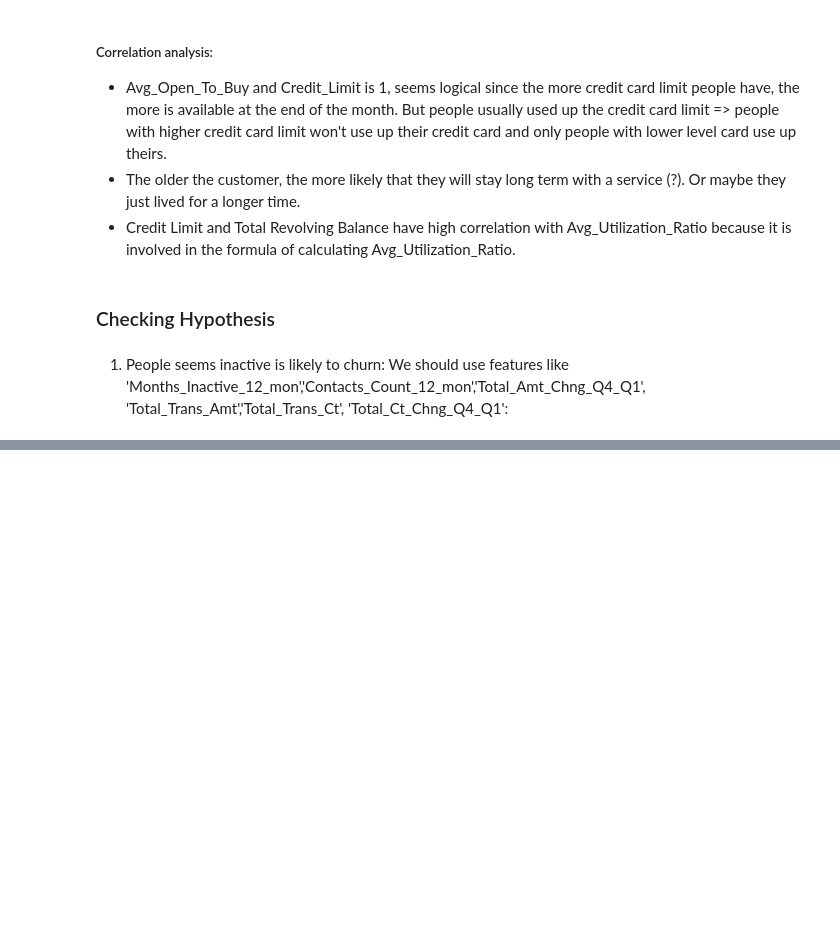
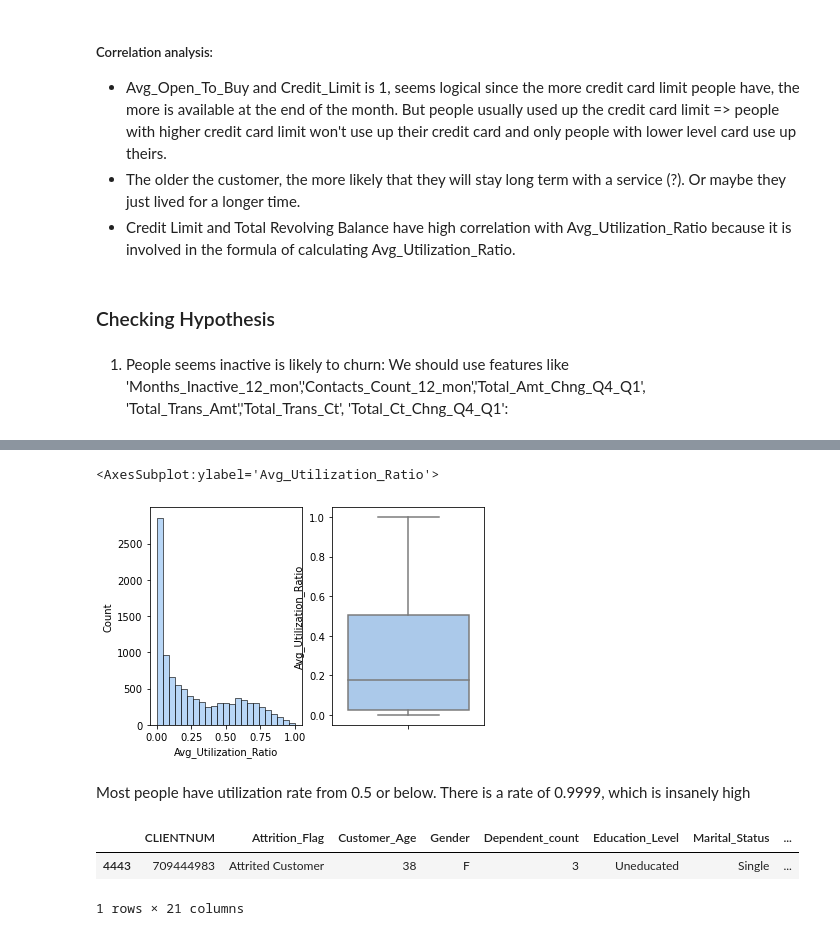
Before and after one commit to habuif/Credit_Card_Project, a Jupyter notebook: CVproject.ipynb, the cells around one changed output, grey strips where cells are left out. Drawn from its saved outputs; the diff is of its cells as text; code cells hidden in the pictures; blank space fills up the shorter version.

```diff
--- a/CVproject.ipynb
+++ b/CVproject.ipynb
@@ -374,0 +476,15 @@ sns.countplot(data=data, x='Months_Inactive_12_mon',hue='Attrition_Flag')
+# %%
+figure, axes = plt.subplots(1,2)
+sns.histplot(data['Avg_Utilization_Ratio'],ax=axes[0])
+sns.boxplot(y = data['Avg_Utilization_Ratio'],ax=axes[1])
+# %% [output]
+<AxesSubplot:ylabel='Avg_Utilization_Ratio'>
+[figure, added]
+# %% [markdown]
+Most people have utilization rate from 0.5 or below. There is a rate of 0.9999, which is insanely high
+# %%
+data.loc[data['Avg_Utilization_Ratio'] == data['Avg_Utilization_Ratio'].max()]
+# %% [output]
+|  | CLIENTNUM | Attrition_Flag | Customer_Age | Gender | Dependent_count | Education_Level | Marital_Status | ... |
+| 4443 | 709444983 | Attrited Customer | 38 | F | 3 | Uneducated | Single | ... |
+1 rows × 21 columns
```
Also changed, not shown: parts of 22 cells of this notebook.
